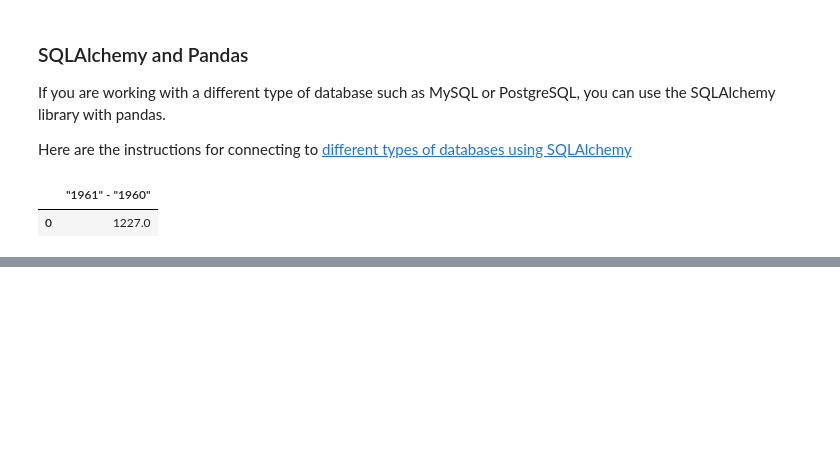
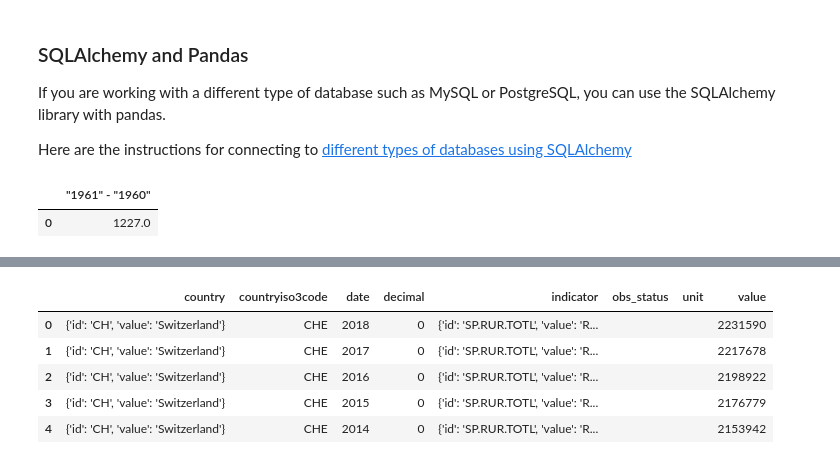
Before and after one commit to eatPizza311/Udacity-DSND, a Jupyter notebook: L3-Data Engineering/1.ETL pipline/Extract/ETL_Extract.ipynb, the cells around one changed output, grey strips where cells are left out. Drawn from its saved outputs; the diff is of its cells as text; code cells hidden in the pictures; blank space fills up the shorter version.

```diff
--- a/L3-Data Engineering/1.ETL pipline/Extract/ETL_Extract.ipynb
+++ b/L3-Data Engineering/1.ETL pipline/Extract/ETL_Extract.ipynb
@@ -258,0 +283,7 @@ pd.read_sql('SELECT "1961" - "1960" FROM population_data WHERE Country_Name == "
+# %%
+import requests
+import pandas as pd
+
+url = 'http://api.worldbank.org/v2/countries/ch/indicators/SP.RUR.TOTL/?format=json&data=1995:2011'
+r = requests.get(url)
+r.json()
@@ -258,0 +319,11 @@ pd.read_sql('SELECT "1961" - "1960" FROM population_data WHERE Country_Name == "
+# %%
+# converts the json into a dataframe
+# Note that you do not need the pd.read_json() method because this is not a file or a string containing json
+pd.DataFrame(r.json()[1]).head()
+# %% [output]
+|  | country | countryiso3code | date | decimal | indicator | obs_status | unit | value |
+| 0 | {'id': 'CH', 'value': 'Switzerland'} | CHE | 2018 | 0 | {'id': 'SP.RUR.TOTL', 'value': 'R... |  |  | 2231590 |
+| 1 | {'id': 'CH', 'value': 'Switzerland'} | CHE | 2017 | 0 | {'id': 'SP.RUR.TOTL', 'value': 'R... |  |  | 2217678 |
+| 2 | {'id': 'CH', 'value': 'Switzerland'} | CHE | 2016 | 0 | {'id': 'SP.RUR.TOTL', 'value': 'R... |  |  | 2198922 |
+| 3 | {'id': 'CH', 'value': 'Switzerland'} | CHE | 2015 | 0 | {'id': 'SP.RUR.TOTL', 'value': 'R... |  |  | 2176779 |
+| 4 | {'id': 'CH', 'value': 'Switzerland'} | CHE | 2014 | 0 | {'id': 'SP.RUR.TOTL', 'value': 'R... |  |  | 2153942 |
```
Also changed, not shown: parts of 3 cells of this notebook.
